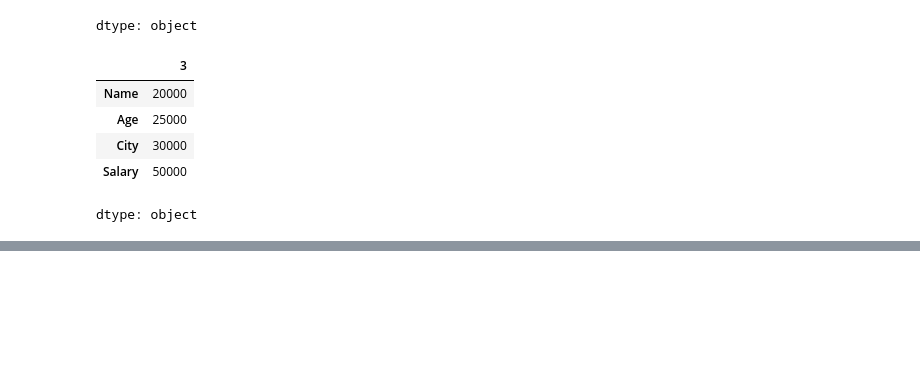
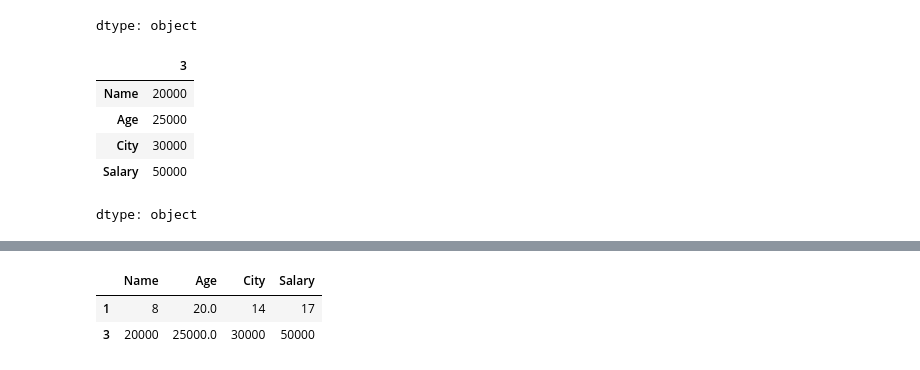
Before and after one commit to jyotigiri7219/Practice, a Jupyter notebook: Pandas.ipynb, the cells around one changed output, grey strips where cells are left out. Cells and saved outputs as stored; diff of their text form; code cells hidden in the pictures; blank space fills up the shorter version.

```diff
--- a/Pandas.ipynb
+++ b/Pandas.ipynb
@@ -192,0 +219,7 @@ dtype: object
+# %%
+df2["Age"] = pd.to_numeric(df2["Age"], errors='coerce')
+df2[df2["Age"] > 10]
+# %% [output]
+|  | Name | Age | City | Salary |
+| 1 | 8 | 20.0 | 14 | 17 |
+| 3 | 20000 | 25000.0 | 30000 | 50000 |
```
Also changed, not shown: parts of 5 cells of this notebook.
